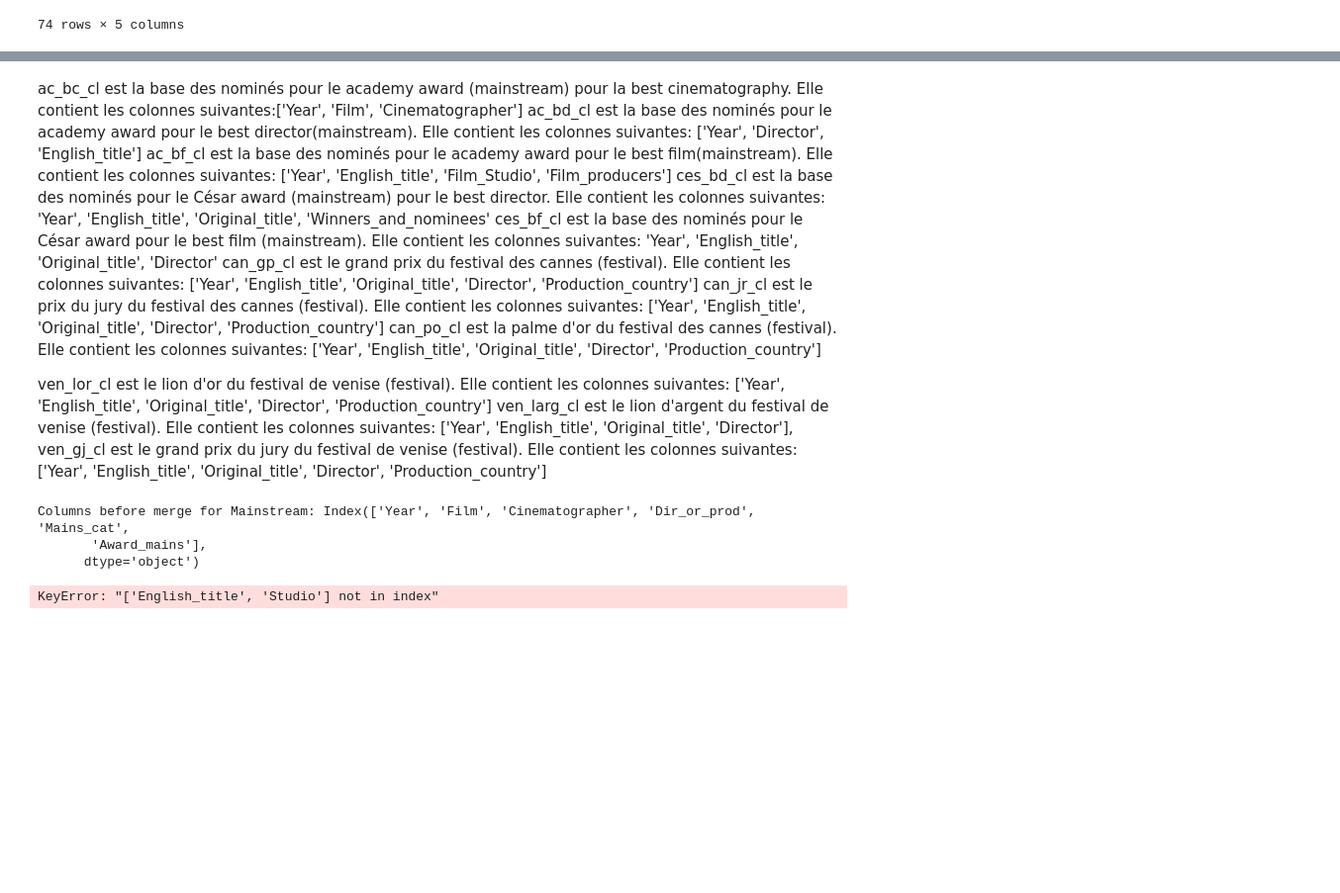
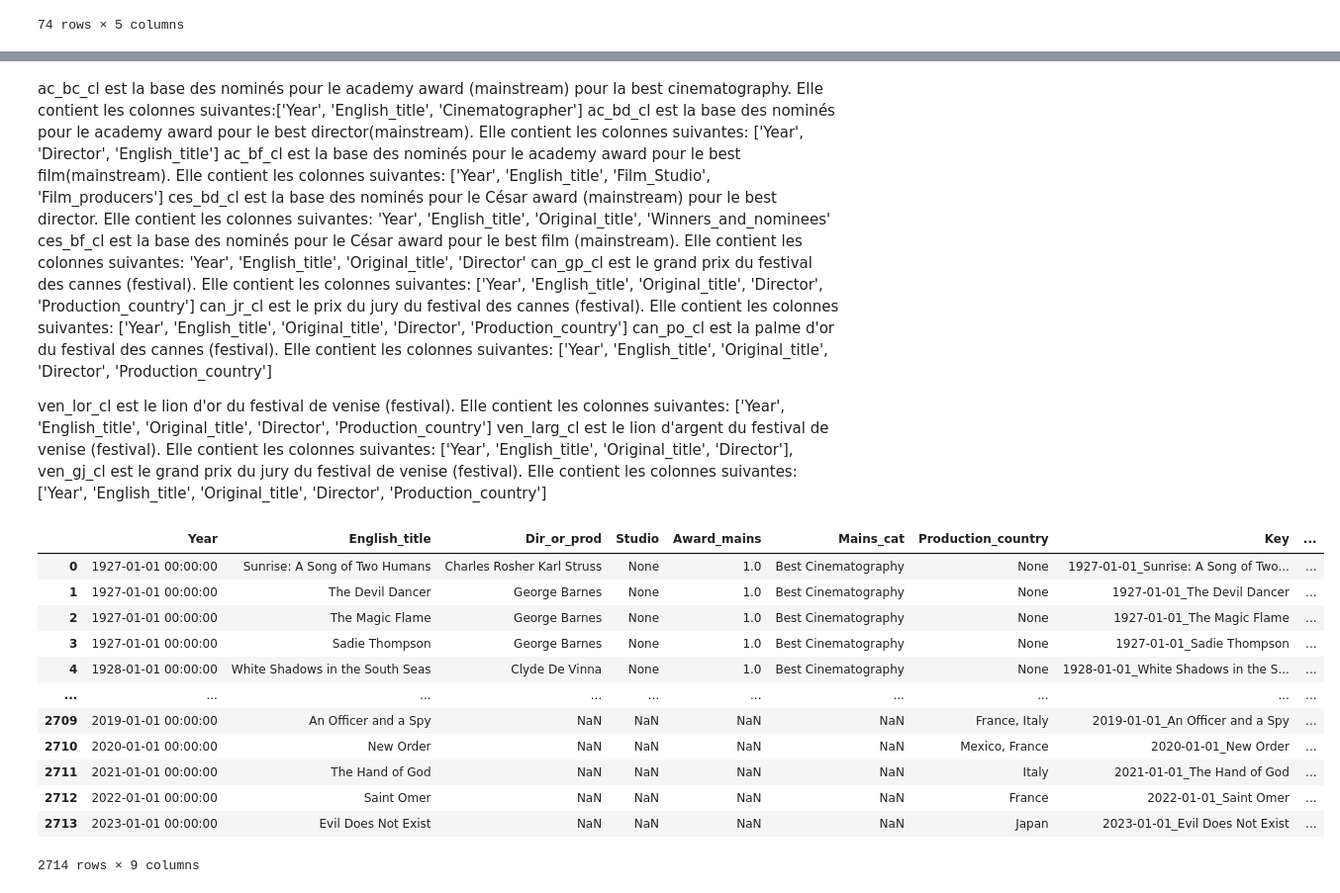
Before and after one commit to itsreivilo/movies, a Jupyter notebook: cleaning_data/cleaning_awards.ipynb, the cells around one changed output, grey strips where cells are left out. Shown at 99% size. Cells and saved outputs as stored; diff of their text form; code cells hidden in the pictures; blank space fills up the shorter version.

```diff
--- a/cleaning_data/cleaning_awards.ipynb
+++ b/cleaning_data/cleaning_awards.ipynb
@@ -549,5 +549,5 @@ Index(['Year', 'English_title', 'Original_title', 'Director',
 # %% [markdown]
-ac_bc_cl est la base des nominés pour le academy award (mainstream) pour la best cinematography. Elle contient les colonnes suivantes:['Year', 'Film', 'Cinematographer']
+ac_bc_cl est la base des nominés pour le academy award (mainstream) pour la best cinematography. Elle contient les colonnes suivantes:['Year', 'English_title', 'Cinematographer']
 ac_bd_cl est la base des nominés pour le academy award pour le best director(mainstream). Elle contient les colonnes suivantes: ['Year', 'Director', 'English_title']
 ac_bf_cl est la base des nominés pour le academy award pour le best film(mainstream). Elle contient les colonnes suivantes: ['Year', 'English_title', 'Film_Studio', 'Film_producers']
 ces_bd_cl  est la base des nominés pour le César award (mainstream) pour le best director. Elle contient les colonnes suivantes: 'Year', 'English_title', 'Original_title', 'Winners_and_nominees'
@@ -565,6 +565,14 @@ ven_lor_cl est le lion d'or du festival de venise (festival). Elle contient les
 ven_larg_cl est le lion d'argent du festival de venise (festival). Elle contient les colonnes suivantes: ['Year', 'English_title', 'Original_title', 'Director'],
 ven_gj_cl est le grand prix du jury du festival de venise (festival). Elle contient les colonnes suivantes: ['Year', 'English_title', 'Original_title', 'Director',
        'Production_country']
+# %%
+# Listes des bases de données
+list_awards_mains = [ac_bc_cl, ac_bd_cl, ac_bf_cl, ces_bd_cl, ces_bf_cl]
+list_awards_fest = [can_gp_cl, can_jr_cl, can_po_cl, ven_lor_cl, ven_larg_cl, ven_gj_cl]
+
+awards_df = pd.DataFrame()
+
+for df in list_awards_mains :
 # %%
 import pandas as pd
 
@@ -572,57 +580,71 @@ import pandas as pd
 list_awards_mains = [ac_bc_cl, ac_bd_cl, ac_bf_cl, ces_bd_cl, ces_bf_cl]
 list_awards_fest = [can_gp_cl, can_jr_cl, can_po_cl, ven_lor_cl, ven_larg_cl, ven_gj_cl]
 
-# Création de la base de données unique
-result_df = pd.DataFrame(columns=['Year', 'English_title', 'Dir_or_prod', 'Studio', 'Award_mains', 'Mains_cat', 'Award_fest', 'Fest_cat', 'Production_country'])
+
+
+# Initialisation de la base de données unique
+awards_df = pd.DataFrame()
 
 # Fusion des bases de données Mainstream
-for df in list_awards_mains:
+for idx, df in enumerate(list_awards_mains):
     if 'Cinematographer' in df.columns:
         # Best Cinematography
         df['Dir_or_prod'] = df['Cinematographer']
         df['Mains_cat'] = 'Best Cinematography'
+        df['Studio'] = None
+        df['Production_country'] = None
     elif 'Director' in df.columns:
         # Best Director
         df['Dir_or_prod'] = df['Director']
         df['Mains_cat'] = 'Best Director'
+        df['Studio'] = None
+        df['Production_country'] = None
     elif 'Director' in df.columns and 'Film_producers' in df.columns:
         # Best Film
         df['Dir_or_prod'] = df['Director']
         df['Mains_cat'] = 'Best Film'
+        df['Studio'] = df['Film_Studio'] if 'Film_Studio' in df.columns else None
+        df['Production_country'] = None
 
     df['Award_mains'] = 1  # 1 if nominated or won
 
-    # Imprimer les colonnes du DataFrame avant la fusion
-    print(f"Columns before merge for Mainstream: {df.columns}")
+    # Ajouter une colonne "Key" unique
+    df['Key'] = df['Year'].astype(str) + '_' + df['English_title']
 
-    # Fusion avec la base de données unique
-    result_df = result_df.merge(df[['Year', 'English_title', 'Dir_or_prod', 'Studio', 'Award_mains', 'Mains_cat']], how='outer')
+    # Vérifier la présence des colonnes avant de les extraire
+    columns_to_extract = ['Year', 'English_title', 'Dir_or_prod', 'Studio', 'Award_mains', 'Mains_cat', 'Production_country', 'Key']
+    columns_to_extract = [col for col in columns_to_extract if col in df.columns]
 
-# Fusion des bases de données Festivals
+    # Réinitialiser l'index pour éviter les problèmes de concaténation
+    result_df = pd.concat([result_df, df[columns_to_extract]]).reset_index(drop=True)
+
+# Maintenant nous devons joindre la deuxième partie
 for df in list_awards_fest:
-    if 'can' in df.columns:
-        # Cannes Festival
-        df['Award_fest'] = 1  # 1 if nominated or won
-        df['Fest_cat'] = 'Cannes Festival'
+    # Ajouter une colonne "Key" unique
+    df['Key'] = df['Year'].astype(str) + '_' + df['English_title']
 
-    elif 'ven' in df.columns:
-        # Venice Festival
-        df['Award_fest'] = 1  # 1 if nominated or won
-        df['Fest_cat'] = 'Venice Festival'
+    # Vérifier la présence des colonnes avant de les extraire
+    columns_to_extract = ['Year', 'English_title', 'Director', 'Production_country', 'Key']
+    columns_to_extract = [col for col in columns_to_extract if col in df.columns]
 
-    # Imprimer les colonnes du DataFrame avant la fusion
-    print(f"Columns before merge for Festivals: {df.columns}")
+    # Réinitialiser l'index pour éviter les problèmes de concaténation
+    result_df = pd.concat([result_df, df[columns_to_extract]]).reset_index(drop=True)
 
-    # Fusion avec la base de données unique
-    result_df = result_df.merge(df[['Year', 'English_title', 'Dir_or_prod', 'Studio', 'Award_fest', 'Fest_cat', 'Production_country']], how='outer')
 
-# Remplacement des NaN par 0 dans les colonnes d'awards
-result_df[['Award_mains', 'Award_fest']] = result_df[['Award_mains', 'Award_fest']].fillna(0)
 
 # Affichage de la base de données unique
-print(result_df)
+result_df
 # %% [output]
+|  | Year | English_title | Dir_or_prod | Studio | Award_mains | Mains_cat | Production_country | Key | ... |
+| 0 | 1927-01-01 00:00:00 | Sunrise: A Song of Two Humans | Charles Rosher Karl Struss | None | 1.0 | Best Cinematography | None | 1927-01-01_Sunrise: A Song of Two... | ... |
+| 1 | 1927-01-01 00:00:00 | The Devil Dancer | George Barnes | None | 1.0 | Best Cinematography | None | 1927-01-01_The Devil Dancer | ... |
+| 2 | 1927-01-01 00:00:00 | The Magic Flame | George Barnes | None | 1.0 | Best Cinematography | None | 1927-01-01_The Magic Flame | ... |
+| 3 | 1927-01-01 00:00:00 | Sadie Thompson | George Barnes | None | 1.0 | Best Cinematography | None | 1927-01-01_Sadie Thompson | ... |
+| 4 | 1928-01-01 00:00:00 | White Shadows in the South Seas | Clyde De Vinna | None | 1.0 | Best Cinematography | None | 1928-01-01_White Shadows in the S... | ... |
+| ... | ... | ... | ... | ... | ... | ... | ... | ... | ... |
+| 2709 | 2019-01-01 00:00:00 | An Officer and a Spy | NaN | NaN | NaN | NaN | France, Italy | 2019-01-01_An Officer and a Spy | ... |
+| 2710 | 2020-01-01 00:00:00 | New Order | NaN | NaN | NaN | NaN | Mexico, France | 2020-01-01_New Order | ... |
+| 2711 | 2021-01-01 00:00:00 | The Hand of God | NaN | NaN | NaN | NaN | Italy | 2021-01-01_The Hand of God | ... |
+| 2712 | 2022-01-01 00:00:00 | Saint Omer | NaN | NaN | NaN | NaN | France | 2022-01-01_Saint Omer | ... |
+| 2713 | 2023-01-01 00:00:00 | Evil Does Not Exist | NaN | NaN | NaN | NaN | Japan | 2023-01-01_Evil Does Not Exist | ... |
-Columns before merge for Mainstream: Index(['Year', 'Film', 'Cinematographer', 'Dir_or_prod', 'Mains_cat',
-       'Award_mains'],
-      dtype='object')
+2714 rows × 9 columns
-KeyError: "['English_title', 'Studio'] not in index"
```
Also changed, not shown: parts of 5 cells of this notebook.
